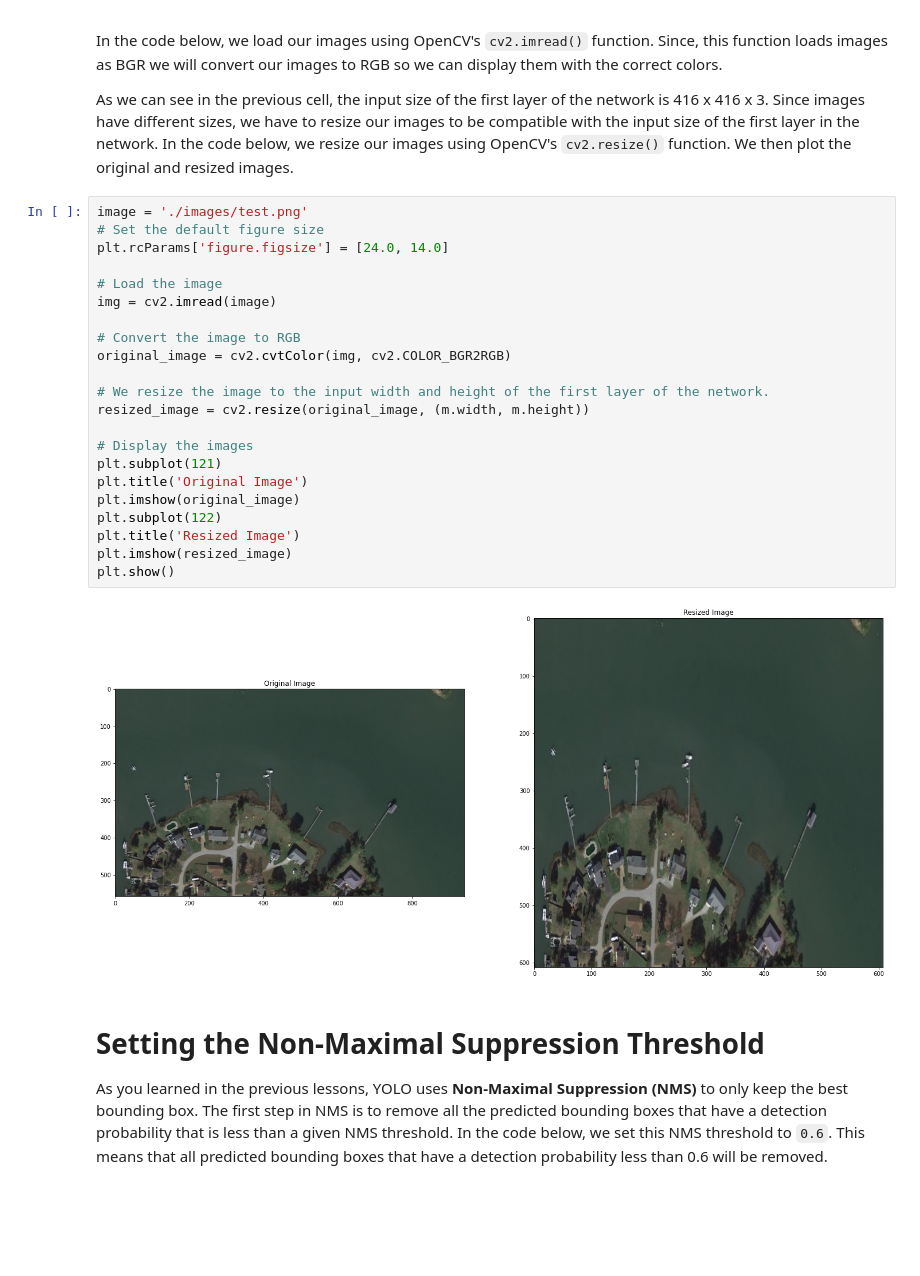
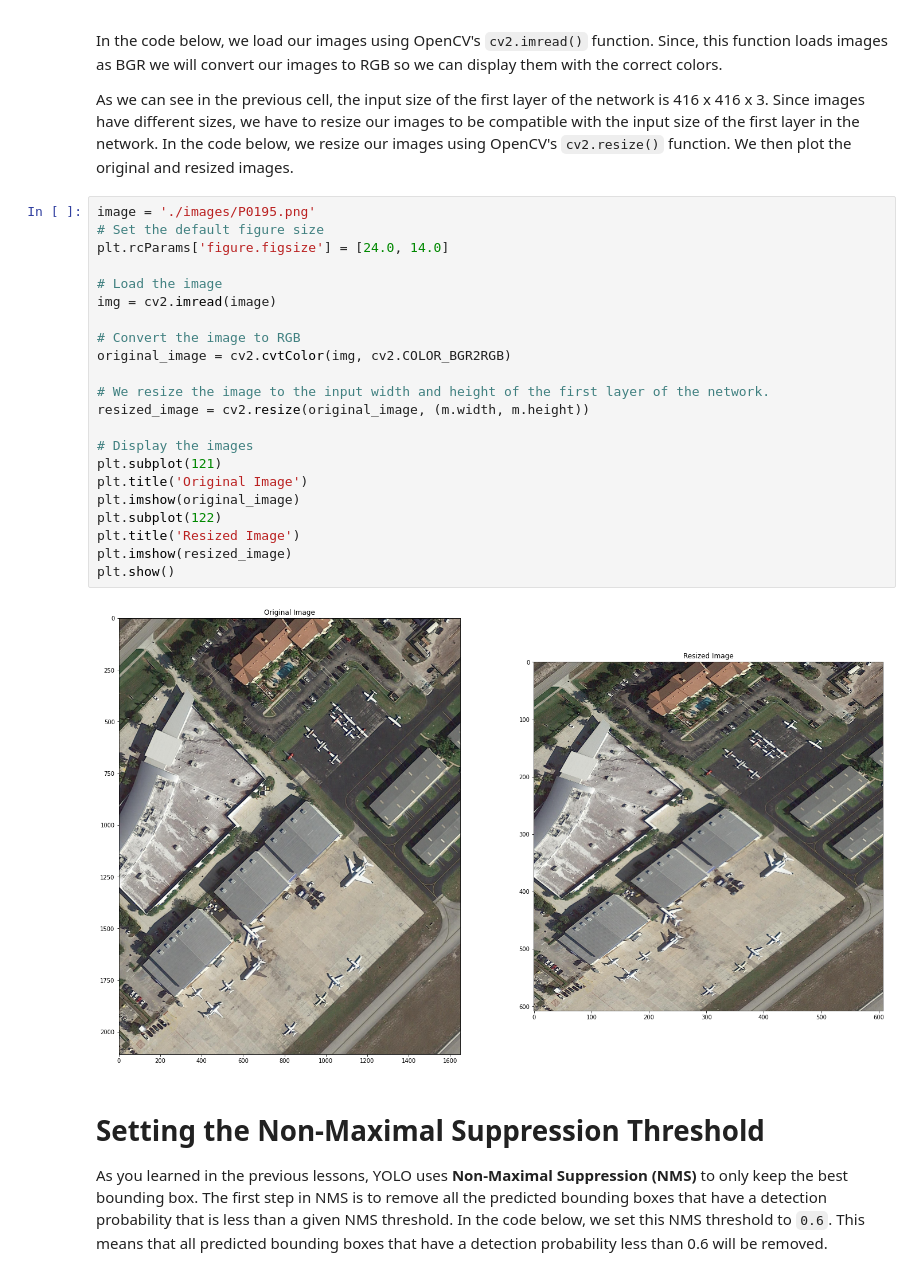
Before and after one commit to dwtrott/dota_yolov3, a Jupyter notebook: yolo_dota.ipynb, the cells around one changed output. Drawn from its saved outputs; the diff is of its cells as text; blank space fills up the shorter version.

```diff
--- a/yolo_dota.ipynb
+++ b/yolo_dota.ipynb
@@ -72,29 +72,29 @@ In the code below, we load our images using OpenCV's `cv2.imread()` function. Si
 
 As we can see in the previous cell, the input size of the first layer of the network is 416 x 416 x 3. Since images have different sizes, we have to resize our images to be compatible with the input size of the first layer in the network. In the code below, we resize our images using OpenCV's `cv2.resize()` function. We then plot the original and resized images.
 # %%
-image = './images/test.png'
+image = './images/P0195.png'
 # Set the default figure size
 plt.rcParams['figure.figsize'] = [24.0, 14.0]
 
 # Load the image
 img = cv2.imread(image)
 
 # Convert the image to RGB
 original_image = cv2.cvtColor(img, cv2.COLOR_BGR2RGB)
 
 # We resize the image to the input width and height of the first layer of the network.
 resized_image = cv2.resize(original_image, (m.width, m.height))
 
 # Display the images
 plt.subplot(121)
 plt.title('Original Image')
 plt.imshow(original_image)
 plt.subplot(122)
 plt.title('Resized Image')
 plt.imshow(resized_image)
 plt.show()
 # %% [output]
-[figure, old version]
+[figure, new version]
 # %% [markdown]
 # Setting the Non-Maximal Suppression Threshold
 
```
Also changed, not shown: parts of 1 cell of this notebook.
